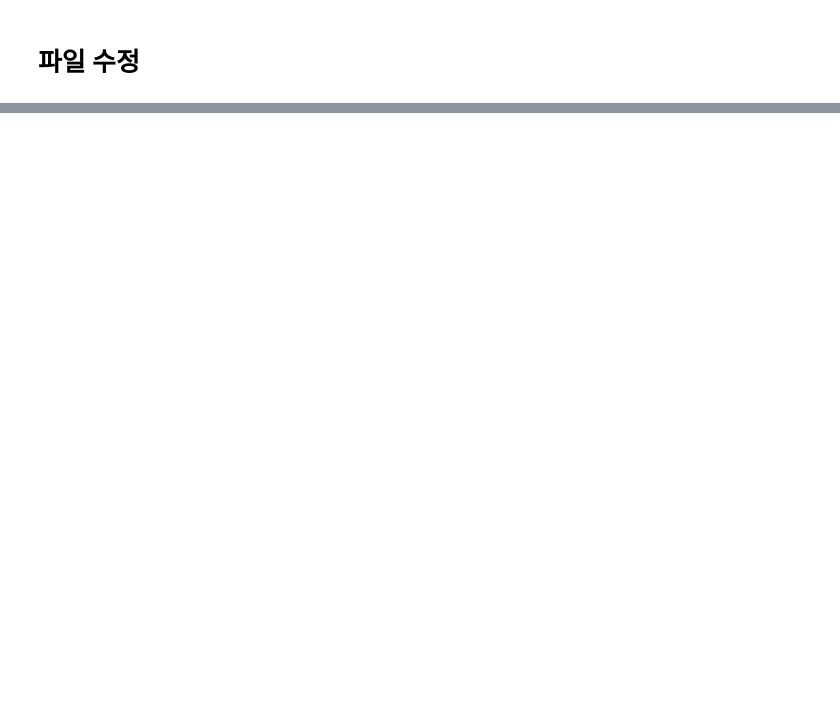
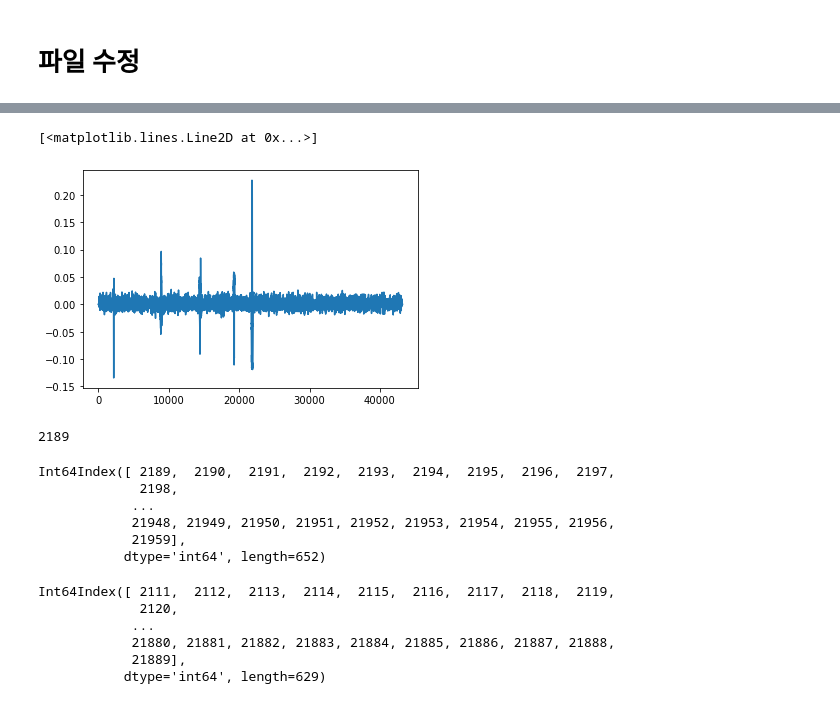
Before and after one commit to hyeonggulim/DACON_HAICON2021, a Jupyter notebook: Simple EDA.ipynb, the cells around one changed output, grey strips where cells are left out. Saved outputs shown, nothing was run; the diff lists cells and outputs as text; code cells hidden in the pictures; blank space fills up the shorter version.

```diff
--- a/Simple EDA.ipynb
+++ b/Simple EDA.ipynb
@@ -133,0 +174,13 @@ NameError: name 'ᄆ' is not defined
+# %%
+tem = minmax_valid.mean(axis = 1)
+
+def make_even(tem):
+    window = 1000
+    m =[]
+    for i in range(len(tem)):
+        if (i > window) and (i < (len(tem)-window)):
+            tem_mean = tem[i-window:i+window].mean()
+            m.append(tem_mean)
+        else:
+            m.append(tem[i])
+    return m-tem
@@ -133,0 +193,11 @@ NameError: name 'ᄆ' is not defined
+# %%
+ans = m- tem
+plt.plot(ans)
+# %% [output]
+[<matplotlib.lines.Line2D at 0x...>]
+[figure, added]
+# %%
+label_valid = (ans  > 0.03) | (ans < -0.05)
+list(label_valid).index(True)
+# %% [output]
+2189
@@ -133,0 +209,18 @@ NameError: name 'ᄆ' is not defined
+# %%
+predict
+# %% [output]
+Int64Index([ 2189,  2190,  2191,  2192,  2193,  2194,  2195,  2196,  2197,
+             2198,
+            ...
+            21948, 21949, 21950, 21951, 21952, 21953, 21954, 21955, 21956,
+            21959],
+           dtype='int64', length=652)
+# %%
+real
+# %% [output]
+Int64Index([ 2111,  2112,  2113,  2114,  2115,  2116,  2117,  2118,  2119,
+             2120,
+            ...
+            21880, 21881, 21882, 21883, 21884, 21885, 21886, 21887, 21888,
+            21889],
+           dtype='int64', length=629)
```
Also changed, not shown: parts of 16 cells of this notebook.
